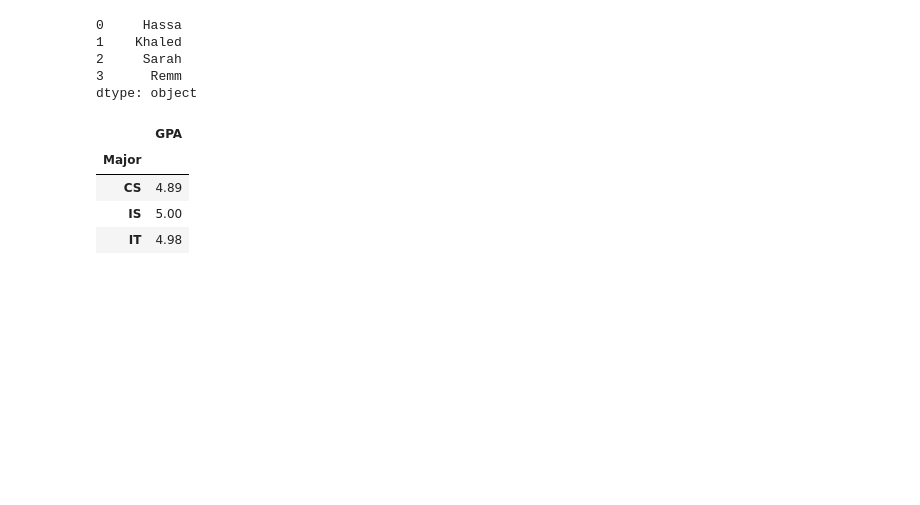
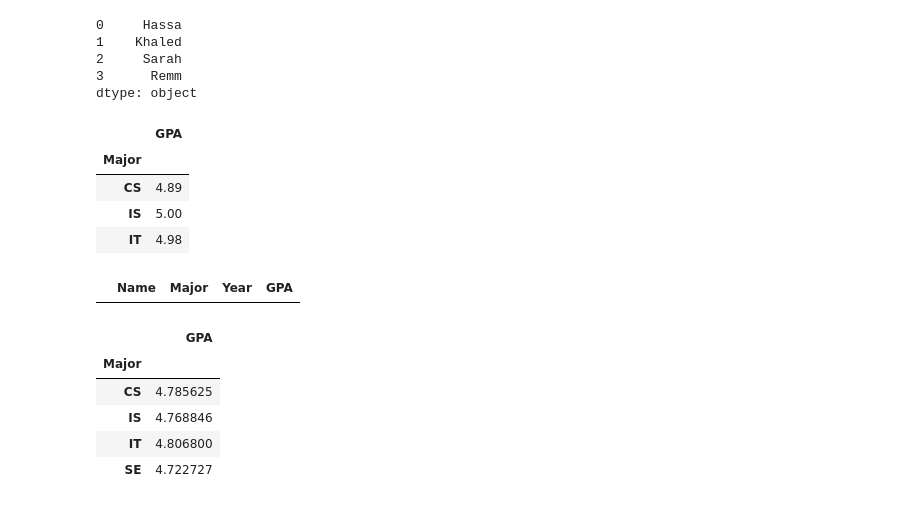
Before and after one commit to Hassan-Ahlgamdi/python-notes, a Jupyter notebook: notes.ipynb, the cells around one changed output. Cells and saved outputs as stored; diff of their text form; code cells hidden in the pictures; blank space fills up the shorter version.

```diff
--- a/notes.ipynb
+++ b/notes.ipynb
@@ -527,3 +527,34 @@ df2[['Major','GPA']].groupby('Major').mean()
 | CS | 4.89 |
 | IS | 5.00 |
 | IT | 4.98 |
+# %%
+# retrive data from the data frame
+df3 = pd.read_csv('combined_data.csv')
+df3['Name'] # return one column
+df3[["Major",'GPA']] # return multiple columns
+df3[5:11] # retrun rows from index 5 to index 10 / retrun rows will all columns
+df3.loc[5:11, ["Major", "GPA"]] # return row form 5 to 11 / you should specify the columns
+df3.sample(10) # return n number of random samples, random_state=x this will prevent the change in the sample
+df3[df3["GPA"]>4.95] # using conditions with data frames
+df3.isnull()
+df3[df3["Name"].isnull()] # if True will return the row
+# %% [output]
+|  | Name | Major | Year | GPA |
+# %%
+# math operatoin and data manuplation
+df3["GPA"].min() # max() , sum() , count() ...
+def gpa_bounus(gpa):
+  return gpa+0.15
+df3["GPA"].apply(gpa_bounus) # apply a function to every element in the series , and to save the results write df3['GPA] = ....
+df3.drop("Major", axis=1) # axis=1 for columns and axis=0 for rows , inplac=True will save the changes to the original data frame
+#dropna() 'all' will delete if all the element in the axis(1 for columns, 0 for row) are null| 'any' will delete if one element or more is null
+#fillna(n) replace null values with n
+m = df3.sort_values(by="GPA", ascending=False) # inplace=True to save changes to the original data frame
+df3[['Major', 'GPA']].groupby('Major').mean()
+# %% [output]
+|  | GPA |
+| Major |  |
+| CS | 4.785625 |
+| IS | 4.768846 |
+| IT | 4.806800 |
+| SE | 4.722727 |
```
